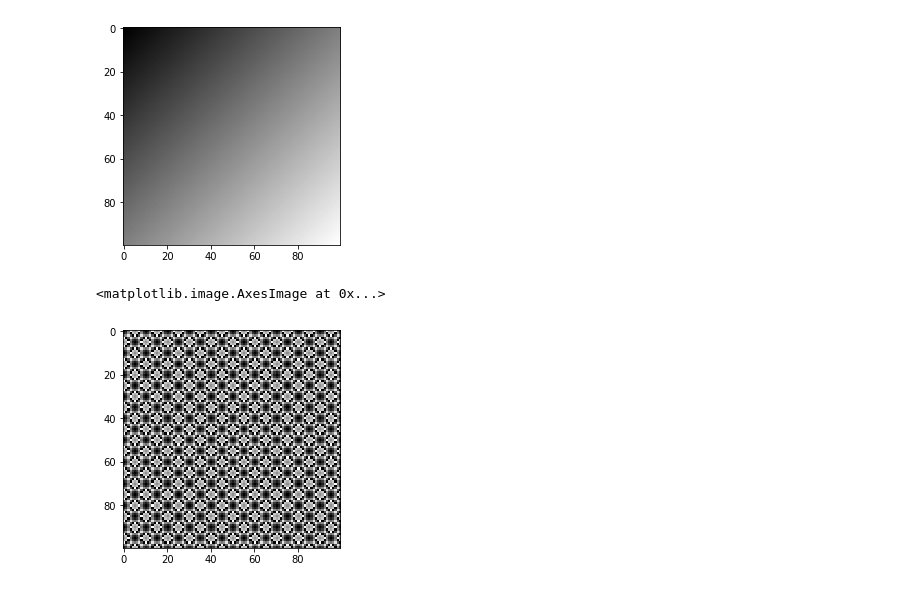
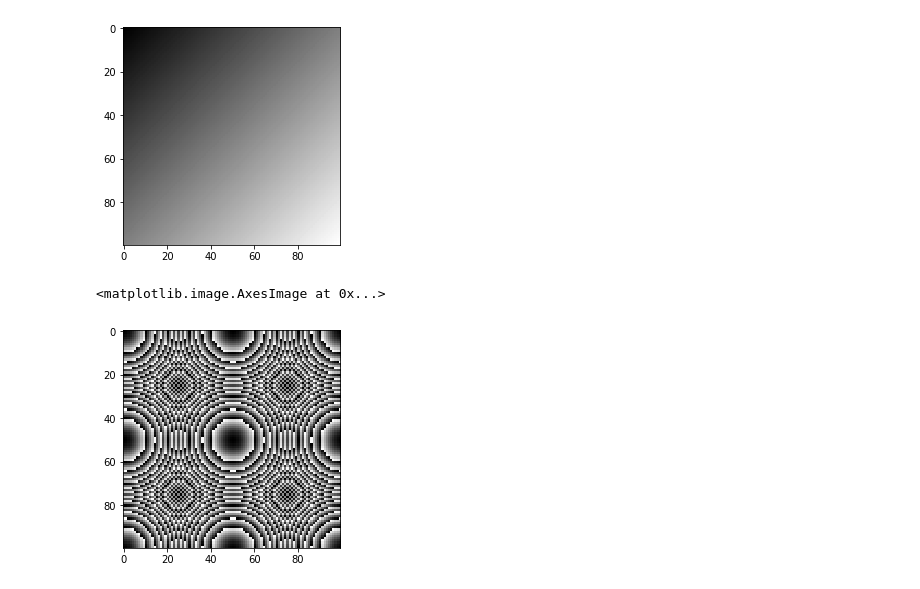
Before and after one commit to coding-blocks-archives/Data-Noida-0420-Live, a Jupyter notebook: session-8/Untitled.ipynb, the cells around one changed output. Drawn from its saved outputs; the diff is of its cells as text; code cells hidden in the pictures.

```diff
--- a/session-8/Untitled.ipynb
+++ b/session-8/Untitled.ipynb
@@ -138,11 +138,11 @@ plt.imshow(out, cmap="gray")
 # %%
 out = np.empty((100, 100))
 
 for row in range(100):
     for col in range(100):
-        out[row, col] = (row*row + col*col) % 10
+        out[row, col] = (row*row + col*col) % 100
 
 plt.imshow(out, cmap="gray")
 # %% [output]
 <matplotlib.image.AxesImage at 0x...>
-[figure, old version]
+[figure, new version]
```
Also changed, not shown: 1 other file.
